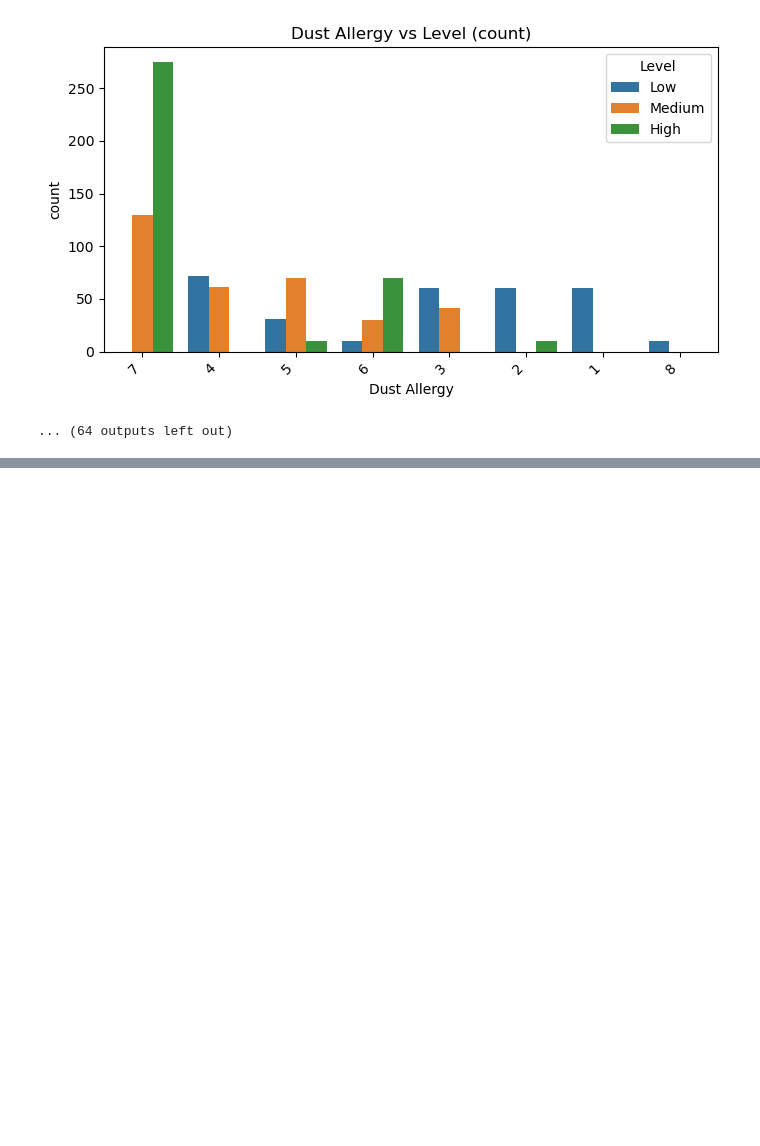
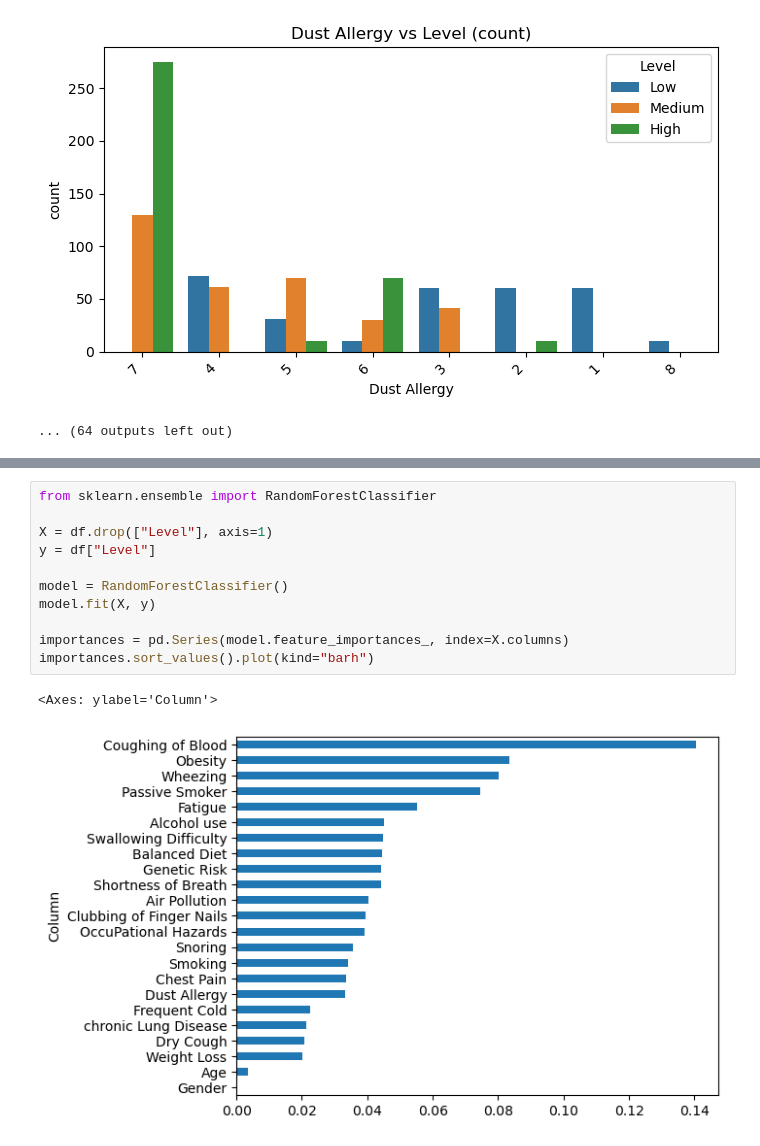
Before and after one commit to Amolihua/ML3037-GRUPO4-ALDIMI, a Jupyter notebook: cancer-stage-prediction.ipynb, the cells around one changed output, grey strips where cells are left out. Saved outputs shown, nothing was run; the diff lists cells and outputs as text; blank space fills up the shorter version.

```diff
--- a/cancer-stage-prediction.ipynb
+++ b/cancer-stage-prediction.ipynb
@@ -436,0 +445,14 @@ Variable: Dust Allergy
+# %%
+from sklearn.ensemble import RandomForestClassifier
+
+X = df.drop(["Level"], axis=1)
+y = df["Level"]
+
+model = RandomForestClassifier()
+model.fit(X, y)
+
+importances = pd.Series(model.feature_importances_, index=X.columns)
+importances.sort_values().plot(kind="barh")
+# %% [output]
+<Axes: ylabel='Column'>
+[figure, added]
```
Also changed, not shown: parts of 1 cell of this notebook.
